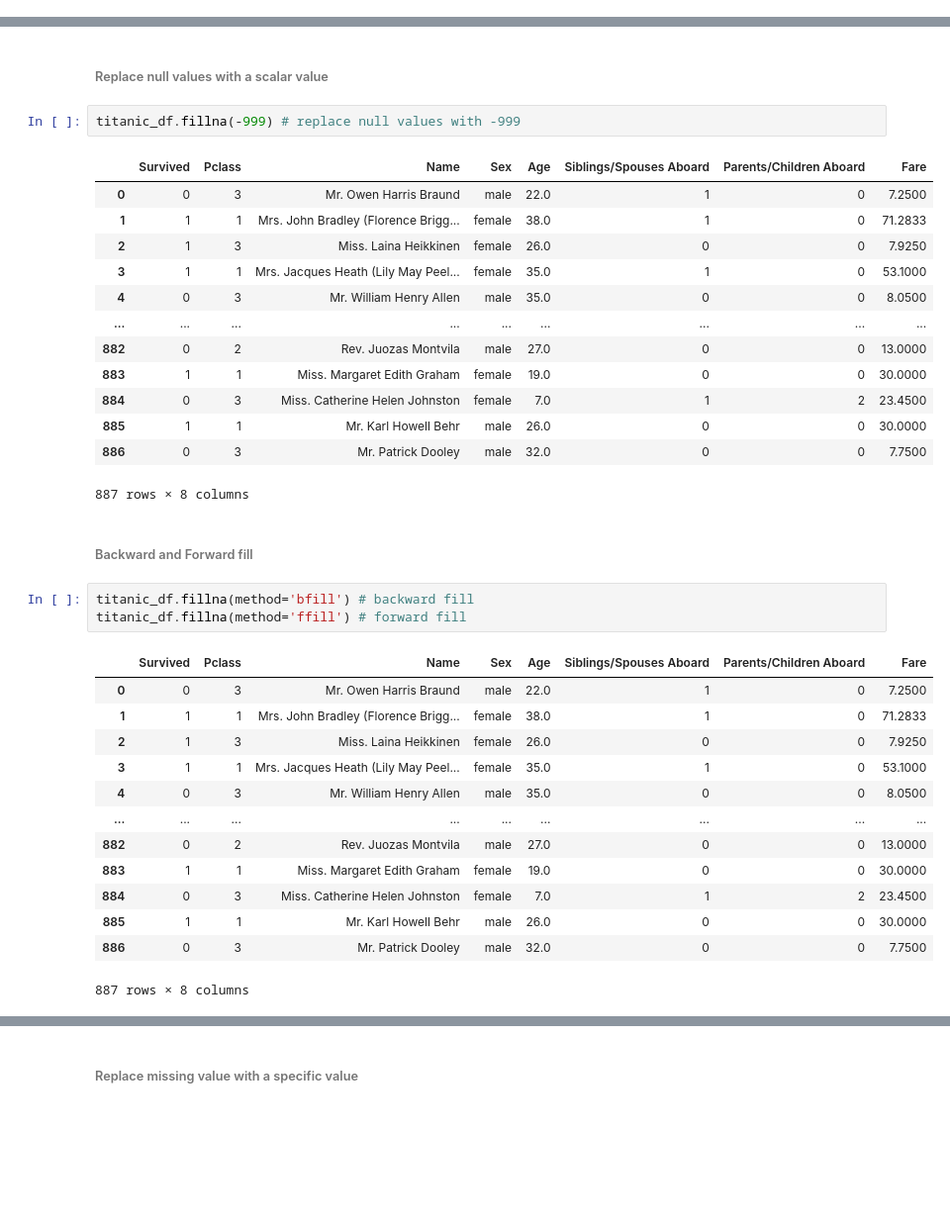
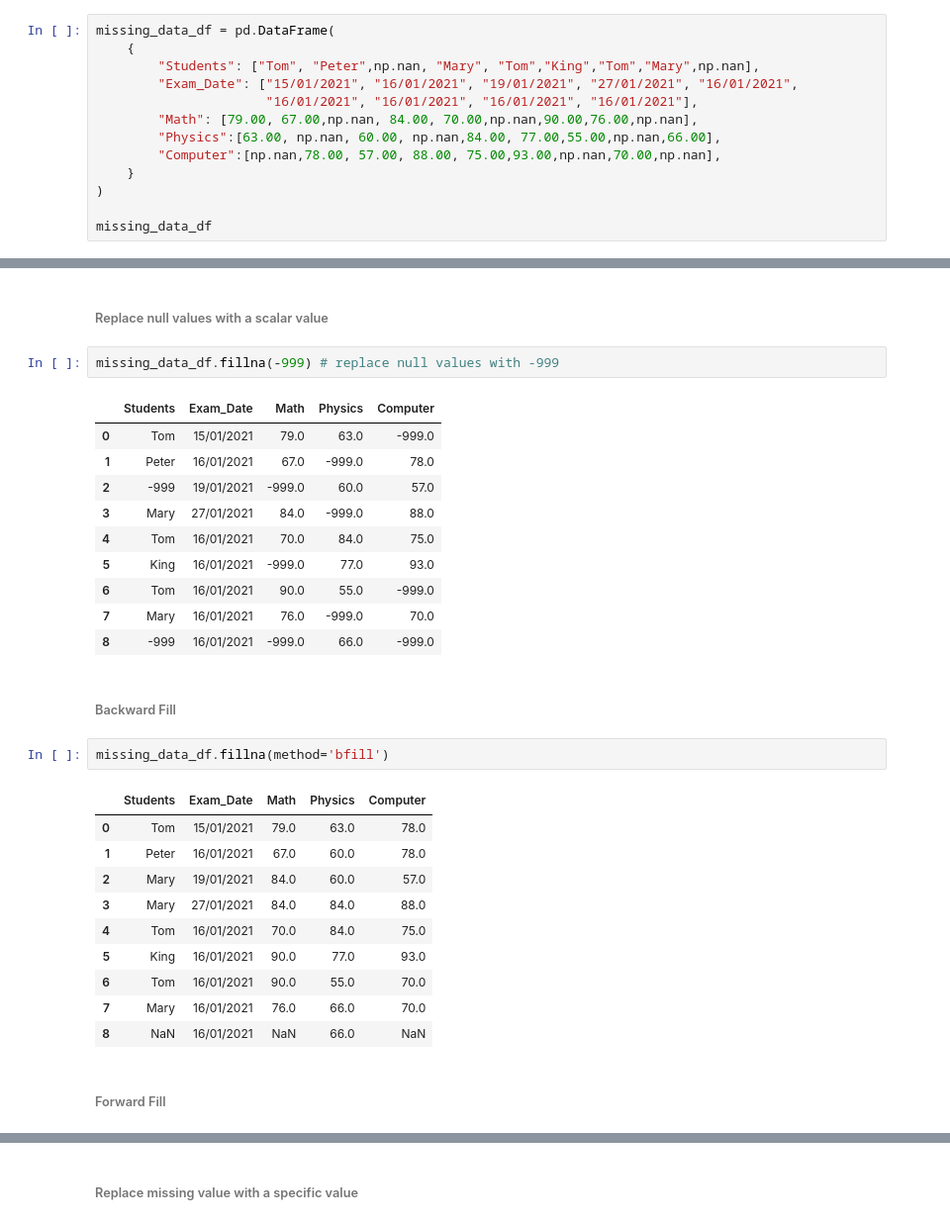
Before and after one commit to SammyOngaya/data2ml, a Jupyter notebook: pandas-function.ipynb, the cells around one changed output, grey strips where cells are left out. Shown at 99% size. Cells and saved outputs as stored; diff of their text form; blank space fills up the shorter version.

```diff
--- a/pandas-function.ipynb
+++ b/pandas-function.ipynb
@@ -946,0 +977,13 @@ pd.crosstab([titanic_df['Survived'],titanic_df['Pclass']],[titanic_df['Sex'],tit
+# %%
+missing_data_df = pd.DataFrame(
+    {
+        "Students": ["Tom", "Peter",np.nan, "Mary", "Tom","King","Tom","Mary",np.nan],
+        "Exam_Date": ["15/01/2021", "16/01/2021", "19/01/2021", "27/01/2021", "16/01/2021",
+                      "16/01/2021", "16/01/2021", "16/01/2021", "16/01/2021"],
+        "Math": [79.00, 67.00,np.nan, 84.00, 70.00,np.nan,90.00,76.00,np.nan],
+        "Physics":[63.00, np.nan, 60.00, np.nan,84.00, 77.00,55.00,np.nan,66.00],
+        "Computer":[np.nan,78.00, 57.00, 88.00, 75.00,93.00,np.nan,70.00,np.nan],
+    }
+)
+
+missing_data_df
@@ -1073,37 +1103,32 @@ titanic_df.dropna(axis=1,thresh=2)
 # %% [markdown]
 ###### Replace null values with a scalar value
 # %%
-titanic_df.fillna(-999) # replace null values with -999
+missing_data_df.fillna(-999) # replace null values with -999
 # %% [output]
-|  | Survived | Pclass | Name | Sex | Age | Siblings/Spouses Aboard | Parents/Children Aboard | Fare |
-| 0 | 0 | 3 | Mr. Owen Harris Braund | male | 22.0 | 1 | 0 | 7.2500 |
-| 1 | 1 | 1 | Mrs. John Bradley (Florence Brigg... | female | 38.0 | 1 | 0 | 71.2833 |
-| 2 | 1 | 3 | Miss. Laina Heikkinen | female | 26.0 | 0 | 0 | 7.9250 |
-| 3 | 1 | 1 | Mrs. Jacques Heath (Lily May Peel... | female | 35.0 | 1 | 0 | 53.1000 |
-| 4 | 0 | 3 | Mr. William Henry Allen | male | 35.0 | 0 | 0 | 8.0500 |
-| ... | ... | ... | ... | ... | ... | ... | ... | ... |
-| 882 | 0 | 2 | Rev. Juozas Montvila | male | 27.0 | 0 | 0 | 13.0000 |
-| 883 | 1 | 1 | Miss. Margaret Edith Graham | female | 19.0 | 0 | 0 | 30.0000 |
-| 884 | 0 | 3 | Miss. Catherine Helen Johnston | female | 7.0 | 1 | 2 | 23.4500 |
-| 885 | 1 | 1 | Mr. Karl Howell Behr | male | 26.0 | 0 | 0 | 30.0000 |
-| 886 | 0 | 3 | Mr. Patrick Dooley | male | 32.0 | 0 | 0 | 7.7500 |
+|  | Students | Exam_Date | Math | Physics | Computer |
+| 0 | Tom | 15/01/2021 | 79.0 | 63.0 | -999.0 |
+| 1 | Peter | 16/01/2021 | 67.0 | -999.0 | 78.0 |
+| 2 | -999 | 19/01/2021 | -999.0 | 60.0 | 57.0 |
+| 3 | Mary | 27/01/2021 | 84.0 | -999.0 | 88.0 |
+| 4 | Tom | 16/01/2021 | 70.0 | 84.0 | 75.0 |
+| 5 | King | 16/01/2021 | -999.0 | 77.0 | 93.0 |
+| 6 | Tom | 16/01/2021 | 90.0 | 55.0 | -999.0 |
+| 7 | Mary | 16/01/2021 | 76.0 | -999.0 | 70.0 |
+| 8 | -999 | 16/01/2021 | -999.0 | 66.0 | -999.0 |
-887 rows × 8 columns
 # %% [markdown]
-###### Backward and Forward fill
+###### Backward Fill
-# %%
-titanic_df.fillna(method='bfill') # backward fill
-titanic_df.fillna(method='ffill') # forward fill
-# %% [output]
-|  | Survived | Pclass | Name | Sex | Age | Siblings/Spouses Aboard | Parents/Children Aboard | Fare |
-| 0 | 0 | 3 | Mr. Owen Harris Braund | male | 22.0 | 1 | 0 | 7.2500 |
-| 1 | 1 | 1 | Mrs. John Bradley (Florence Brigg... | female | 38.0 | 1 | 0 | 71.2833 |
-| 2 | 1 | 3 | Miss. Laina Heikkinen | female | 26.0 | 0 | 0 | 7.9250 |
-| 3 | 1 | 1 | Mrs. Jacques Heath (Lily May Peel... | female | 35.0 | 1 | 0 | 53.1000 |
-| 4 | 0 | 3 | Mr. William Henry Allen | male | 35.0 | 0 | 0 | 8.0500 |
-| ... | ... | ... | ... | ... | ... | ... | ... | ... |
-| 882 | 0 | 2 | Rev. Juozas Montvila | male | 27.0 | 0 | 0 | 13.0000 |
-| 883 | 1 | 1 | Miss. Margaret Edith Graham | female | 19.0 | 0 | 0 | 30.0000 |
-| 884 | 0 | 3 | Miss. Catherine Helen Johnston | female | 7.0 | 1 | 2 | 23.4500 |
-| 885 | 1 | 1 | Mr. Karl Howell Behr | male | 26.0 | 0 | 0 | 30.0000 |
-| 886 | 0 | 3 | Mr. Patrick Dooley | male | 32.0 | 0 | 0 | 7.7500 |
-887 rows × 8 columns
+# %%
+missing_data_df.fillna(method='bfill')
+# %% [output]
+|  | Students | Exam_Date | Math | Physics | Computer |
+| 0 | Tom | 15/01/2021 | 79.0 | 63.0 | 78.0 |
+| 1 | Peter | 16/01/2021 | 67.0 | 60.0 | 78.0 |
+| 2 | Mary | 19/01/2021 | 84.0 | 60.0 | 57.0 |
+| 3 | Mary | 27/01/2021 | 84.0 | 84.0 | 88.0 |
+| 4 | Tom | 16/01/2021 | 70.0 | 84.0 | 75.0 |
+| 5 | King | 16/01/2021 | 90.0 | 77.0 | 93.0 |
+| 6 | Tom | 16/01/2021 | 90.0 | 55.0 | 70.0 |
+| 7 | Mary | 16/01/2021 | 76.0 | 66.0 | 70.0 |
+| 8 | NaN | 16/01/2021 | NaN | 66.0 | NaN |
+# %% [markdown]
+###### Forward Fill
```
Also changed, not shown: parts of 26 cells of this notebook.
